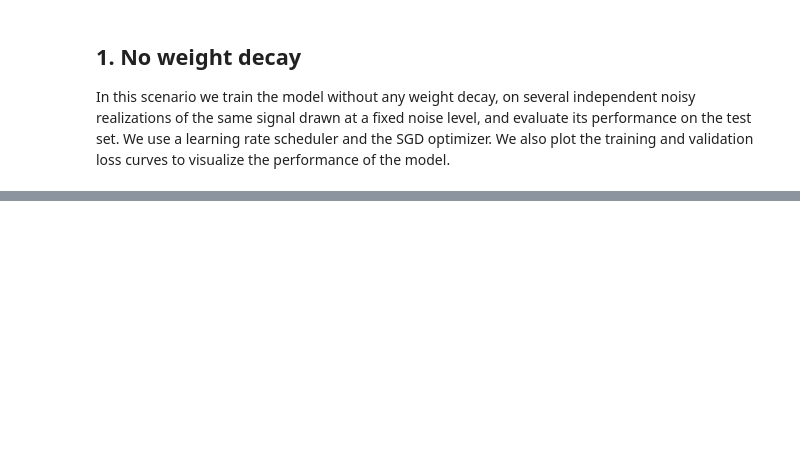
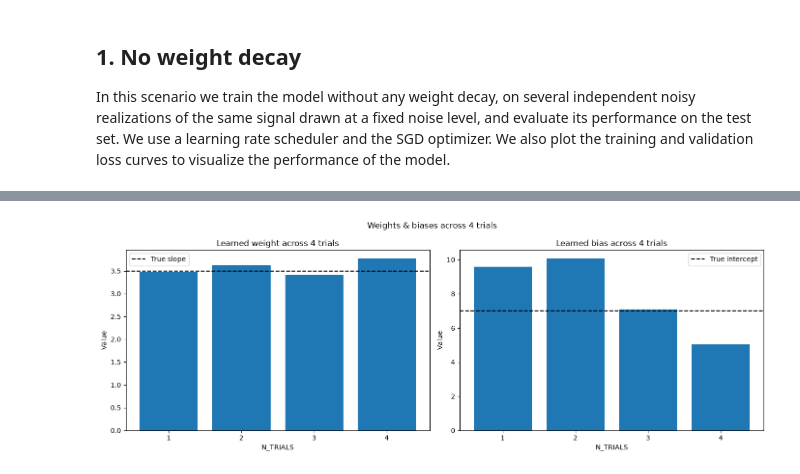
Before and after one commit to cecinuga/thorcino, a Jupyter notebook: examples/linear_regression/regularization/DL2/main.ipynb, the cells around one changed output, grey strips where cells are left out. Drawn from its saved outputs; the diff is of its cells as text; code cells hidden in the pictures; blank space fills up the shorter version.

```diff
--- a/examples/linear_regression/regularization/DL2/main.ipynb
+++ b/examples/linear_regression/regularization/DL2/main.ipynb
@@ -157,0 +152,27 @@ plt.show()
+# %%
+
+trials = np.arange(1, N_TRIALS + 1)
+
+fig, (ax_w, ax_b) = plt.subplots(1, 2, figsize=(14, 5))
+
+ax_w.bar(trials, weights_history)
+ax_w.axhline(SLOPE, color="black", linestyle="dashed", label="True slope")
+ax_w.set_xticks(trials)
+ax_w.set_xlabel("N_TRIALS")
+ax_w.set_ylabel("Value")
+ax_w.set_title(f"Learned weight across {N_TRIALS} trials")
+ax_w.legend()
+
+ax_b.bar(trials, bias_history)
+ax_b.axhline(INTERCEPT, color="black", linestyle="dashed", label="True intercept")
+ax_b.set_xticks(trials)
+ax_b.set_xlabel("N_TRIALS")
+ax_b.set_ylabel("Value")
+ax_b.set_title(f"Learned bias across {N_TRIALS} trials")
+ax_b.legend()
+
+fig.suptitle(f"Weights & biases across {N_TRIALS} trials")
+fig.tight_layout()
+plt.show()
+# %% [output]
+[figure, added]
```
Also changed, not shown: parts of 9 cells of this notebook.
